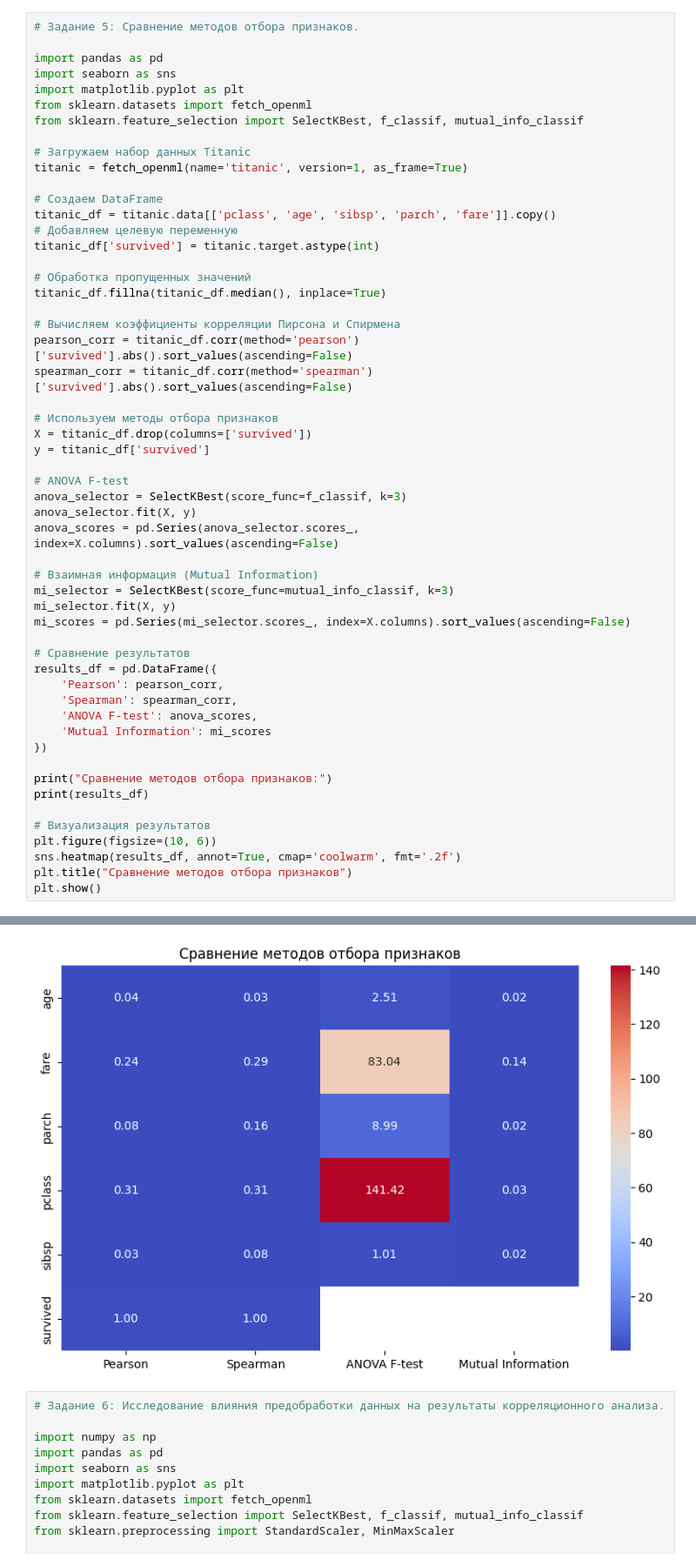
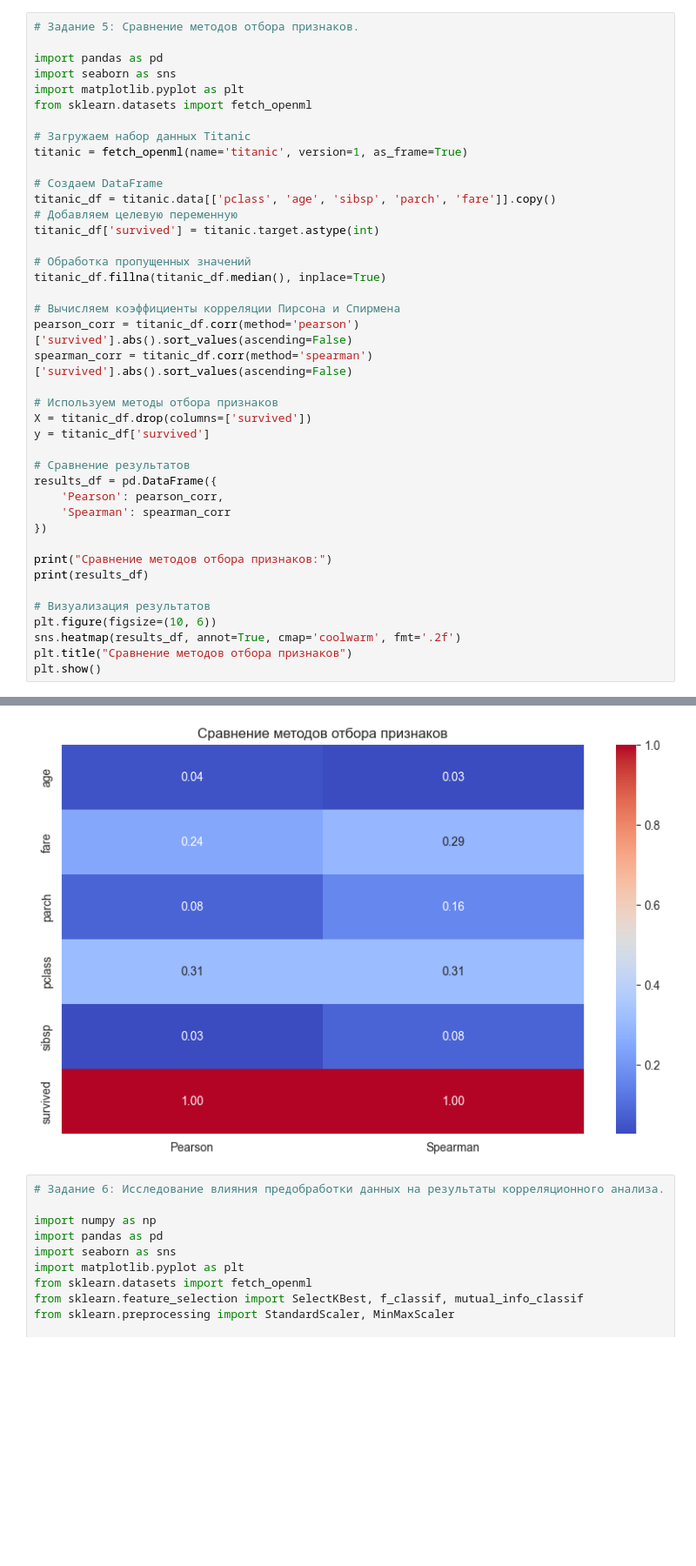
Before and after one commit to abushkevicaleksej/bsuir-, a Jupyter notebook: sem6/iad/lw1/pythonProject/lw1.ipynb, the cells around one changed output, grey strips where cells are left out. Shown: that part at 87% size. Saved outputs shown, nothing was run; the diff lists cells and outputs as text; blank space fills up the shorter version.

```diff
--- a/sem6/iad/lw1/pythonProject/lw1.ipynb
+++ b/sem6/iad/lw1/pythonProject/lw1.ipynb
@@ -108,7 +108,6 @@ import pandas as pd
 import seaborn as sns
 import matplotlib.pyplot as plt
 from sklearn.datasets import fetch_openml
-from sklearn.feature_selection import SelectKBest, f_classif, mutual_info_classif
 
 # Загружаем набор данных Titanic
 titanic = fetch_openml(name='titanic', version=1, as_frame=True)
@@ -129,22 +128,10 @@ spearman_corr = titanic_df.corr(method='spearman')['survived'].abs().sort_values
 X = titanic_df.drop(columns=['survived'])
 y = titanic_df['survived']
 
-# ANOVA F-test
-anova_selector = SelectKBest(score_func=f_classif, k=3)
-anova_selector.fit(X, y)
-anova_scores = pd.Series(anova_selector.scores_, index=X.columns).sort_values(ascending=False)
-
-# Взаимная информация (Mutual Information)
-mi_selector = SelectKBest(score_func=mutual_info_classif, k=3)
-mi_selector.fit(X, y)
-mi_scores = pd.Series(mi_selector.scores_, index=X.columns).sort_values(ascending=False)
-
 # Сравнение результатов
 results_df = pd.DataFrame({
     'Pearson': pearson_corr,
-    'Spearman': spearman_corr,
-    'ANOVA F-test': anova_scores,
-    'Mutual Information': mi_scores
+    'Spearman': spearman_corr
 })
 
 print("Сравнение методов отбора признаков:")
@@ -167,4 +154,4 @@ survived  1.000000  1.000000           NaN                 NaN
-[figure, old version]
+[figure, new version]
 # %%
 # Задание 6: Исследование влияния предобработки данных на результаты корреляционного анализа.
 
```
Also changed, not shown: parts of 1 cell of this notebook, 6 other files.
